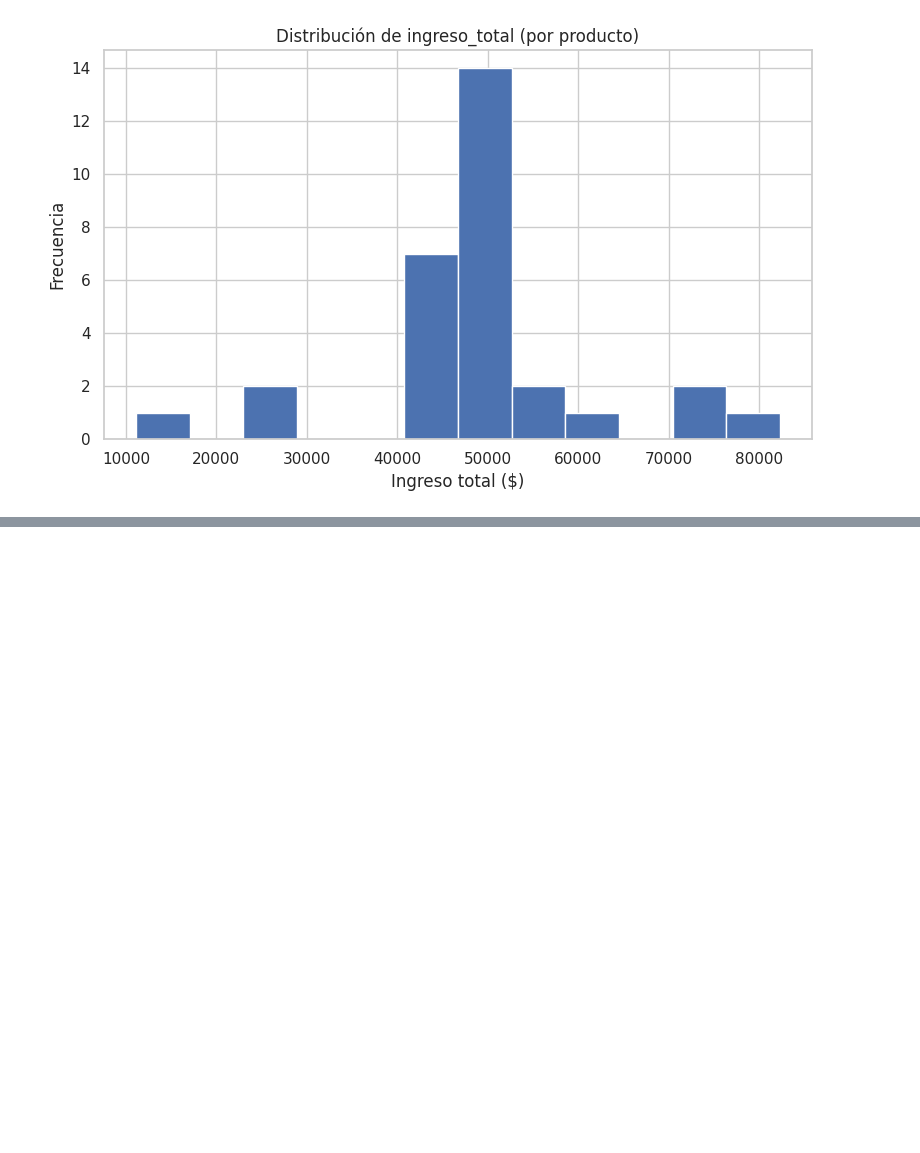
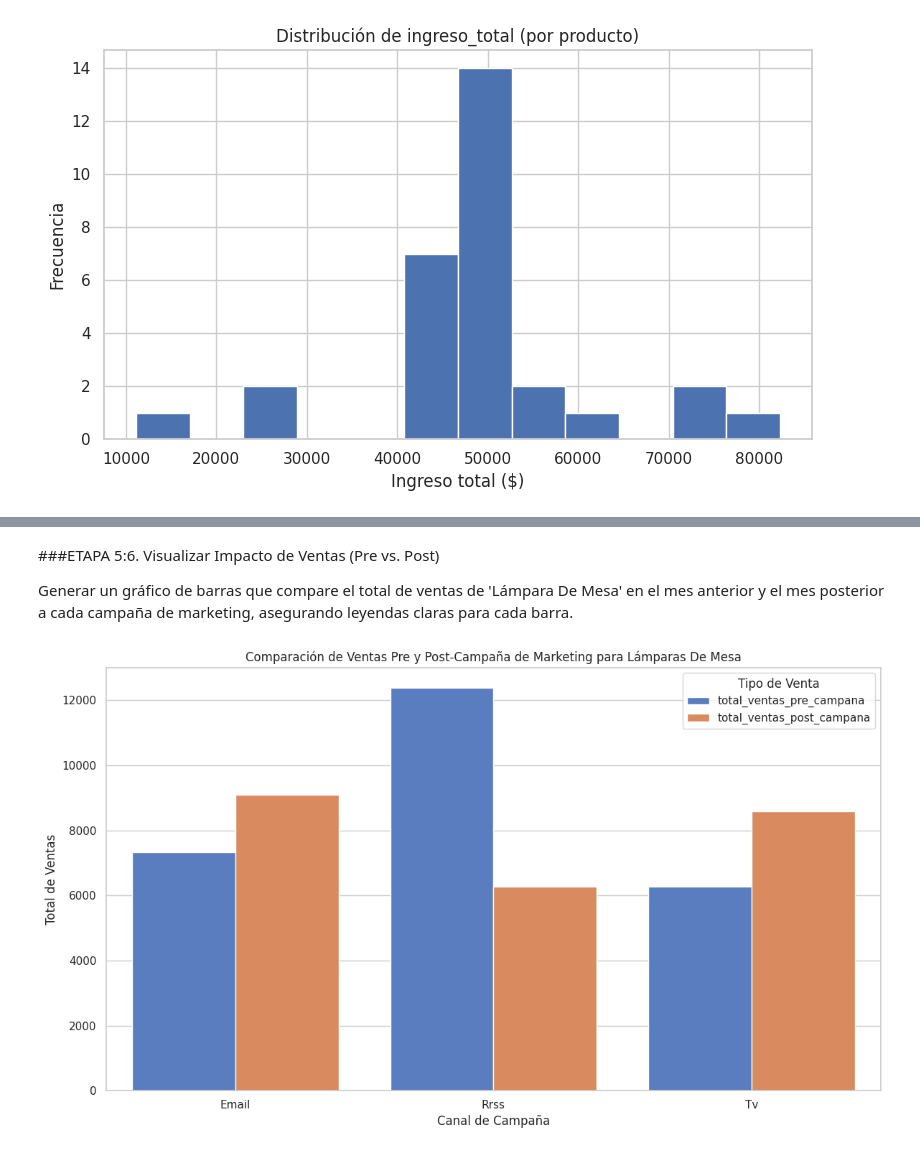
Before and after one commit to ernicAcosta/Entrega-Final-Ernesto-Acosta, a Jupyter notebook: ErnestoAcosta_25262_Entrega_Final.ipynb, the cells around one changed output, grey strips where cells are left out. Saved outputs shown, nothing was run; the diff lists cells and outputs as text; code cells hidden in the pictures; blank space fills up the shorter version.

```diff
--- a/ErnestoAcosta_25262_Entrega_Final.ipynb
+++ b/ErnestoAcosta_25262_Entrega_Final.ipynb
@@ -1993,0 +2019,6 @@ plt.show()                                   # mostramos el gráfico
+# %%
+marketing_lamp_de_mesa = df_marketing_clean[df_marketing_clean['producto'] == 'Lámpara De Mesa']
+marketing_lamp_de_mesa = marketing_lamp_de_mesa[['producto', 'canal', 'fecha_inicio', 'fecha_fin']]
+
+print("DataFrame 'marketing_lamp_de_mesa':")
+display(marketing_lamp_de_mesa.head())
@@ -1993,0 +2147,11 @@ plt.show()                                   # mostramos el gráfico
+# %%
+marketing_lamp_de_mesa['indice_exito_campana'] = (
+    marketing_lamp_de_mesa['total_ventas_post_campana'] - marketing_lamp_de_mesa['total_ventas_pre_campana']
+) / marketing_lamp_de_mesa['total_ventas_pre_campana']
+
+# Ojo 'total_ventas_pre_campana' == 0, division por zero.
+# Asignar np.nan si total_ventas_pre_campana es cero.
+marketing_lamp_de_mesa.loc[marketing_lamp_de_mesa['total_ventas_pre_campana'] == 0, 'indice_exito_campana'] = np.nan
+
+print("DataFrame 'marketing_lamp_de_mesa' con 'indice_exito_campana':")
+display(marketing_lamp_de_mesa)
@@ -1993,0 +2164,27 @@ plt.show()                                   # mostramos el gráfico
+# %% [markdown]
+###ETAPA 5:6. Visualizar Impacto de Ventas (Pre vs. Post)
+
+Generar un gráfico de barras que compare el total de ventas de 'Lámpara De Mesa' en el mes anterior y el mes posterior a cada campaña de marketing, asegurando leyendas claras para cada barra.
+# %%
+import matplotlib.pyplot as plt
+import seaborn as sns
+
+# Uso funcion Melt en el DataFrame para juntar las columnas pre y post.
+ventas_melted = marketing_lamp_de_mesa.melt(
+    id_vars=['canal'],
+    value_vars=['total_ventas_pre_campana', 'total_ventas_post_campana'],
+    var_name='Tipo de Venta',
+    value_name='Total de Ventas'
+)
+
+# Crear grafico de barras.
+plt.figure(figsize=(12, 7))
+sns.barplot(x='canal', y='Total de Ventas', hue='Tipo de Venta', data=ventas_melted, palette='muted')
+plt.xlabel('Canal de Campaña')
+plt.ylabel('Total de Ventas')
+plt.title('Comparación de Ventas Pre y Post-Campaña de Marketing para Lámparas De Mesa')
+plt.legend(title='Tipo de Venta')
+plt.tight_layout()
+plt.show()
+# %% [output]
+[figure, added]
```
Also changed, not shown: parts of 19 cells of this notebook.
